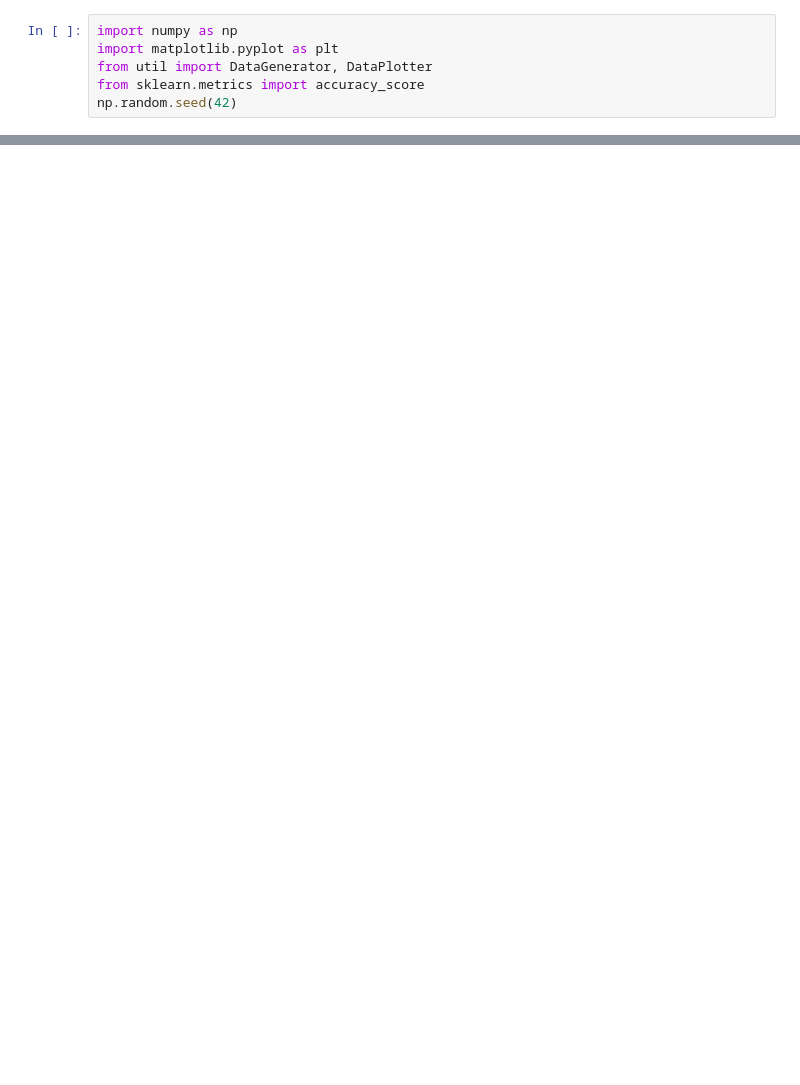
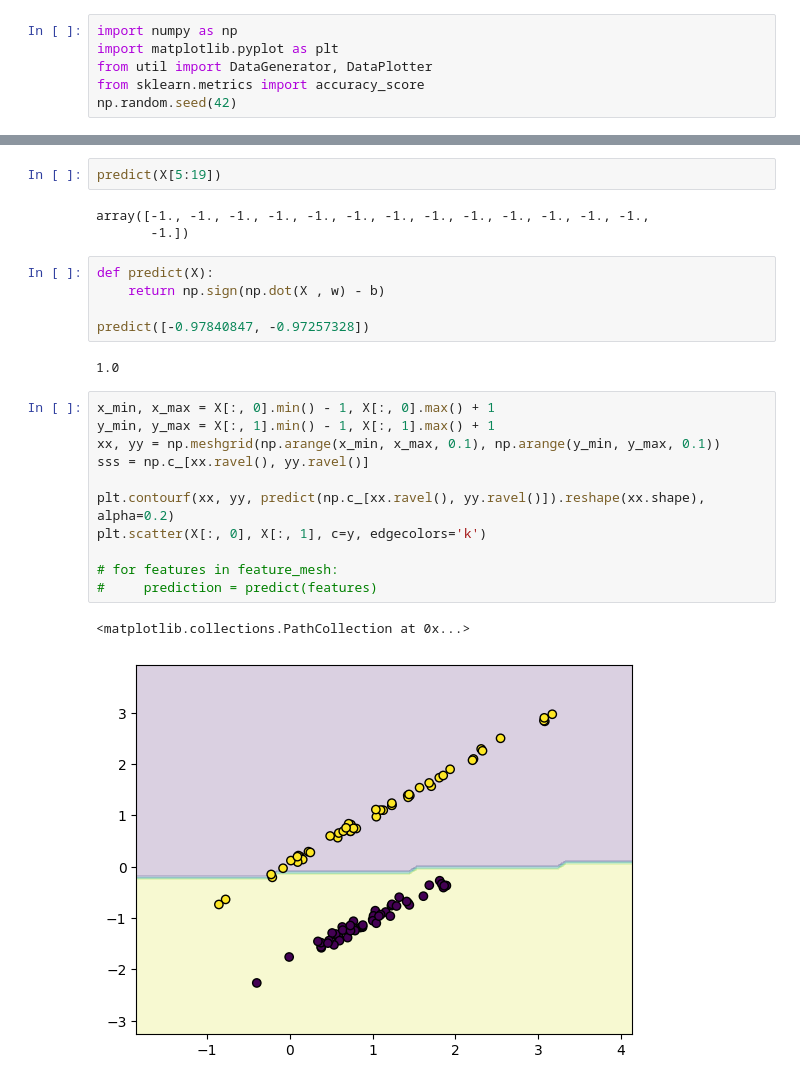
Before and after one commit to efekaanefe/ML-Algorithms-From-Scratch, a Jupyter notebook: SVM.ipynb, the cells around one changed output, grey strips where cells are left out. Drawn from its saved outputs; the diff is of its cells as text; blank space fills up the shorter version.

```diff
--- a/SVM.ipynb
+++ b/SVM.ipynb
@@ -178,0 +183,26 @@ accuracy_score(y_, predictions)
+# %%
+predict(X[5:19])
+# %% [output]
+array([-1., -1., -1., -1., -1., -1., -1., -1., -1., -1., -1., -1., -1.,
+       -1.])
+# %%
+def predict(X):
+    return np.sign(np.dot(X , w) - b)
+
+predict([-0.97840847, -0.97257328])
+# %% [output]
+1.0
+# %%
+x_min, x_max = X[:, 0].min() - 1, X[:, 0].max() + 1
+y_min, y_max = X[:, 1].min() - 1, X[:, 1].max() + 1
+xx, yy = np.meshgrid(np.arange(x_min, x_max, 0.1), np.arange(y_min, y_max, 0.1))
+sss = np.c_[xx.ravel(), yy.ravel()]
+
+plt.contourf(xx, yy, predict(np.c_[xx.ravel(), yy.ravel()]).reshape(xx.shape), alpha=0.2)
+plt.scatter(X[:, 0], X[:, 1], c=y, edgecolors='k')
+
+# for features in feature_mesh:
+#     prediction = predict(features)
+# %% [output]
+<matplotlib.collections.PathCollection at 0x...>
+[figure, added]
```
Also changed, not shown: parts of 13 cells of this notebook, 1 other file.
